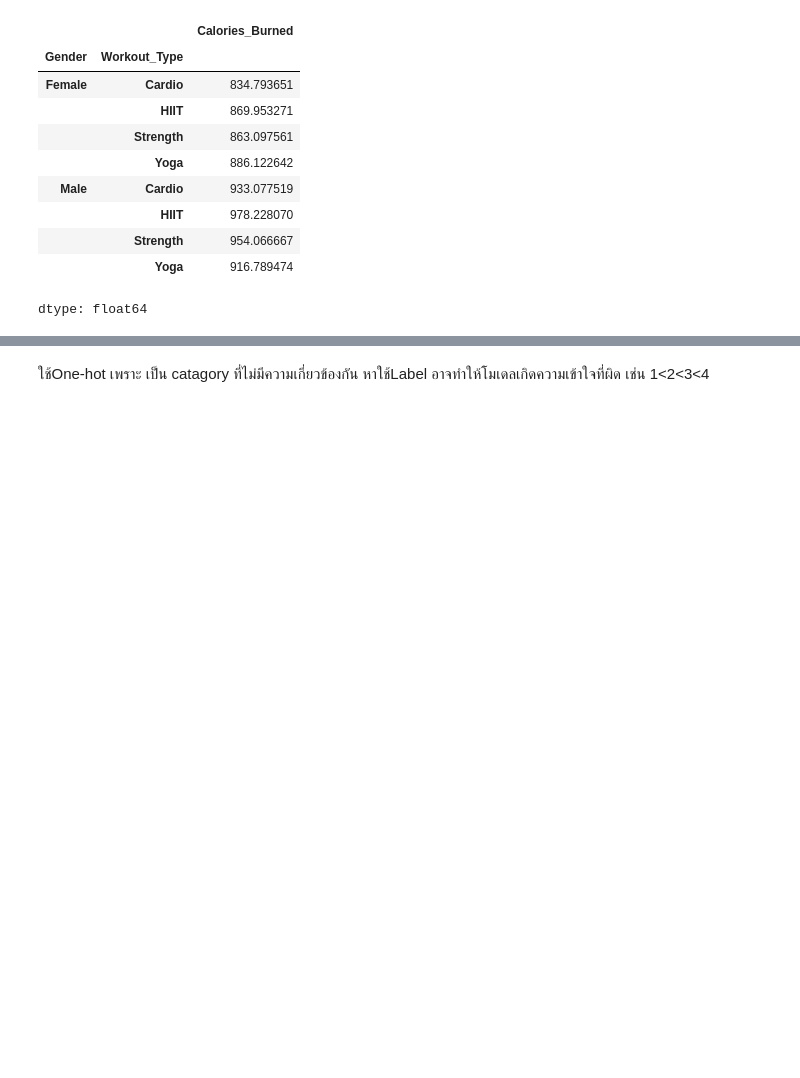
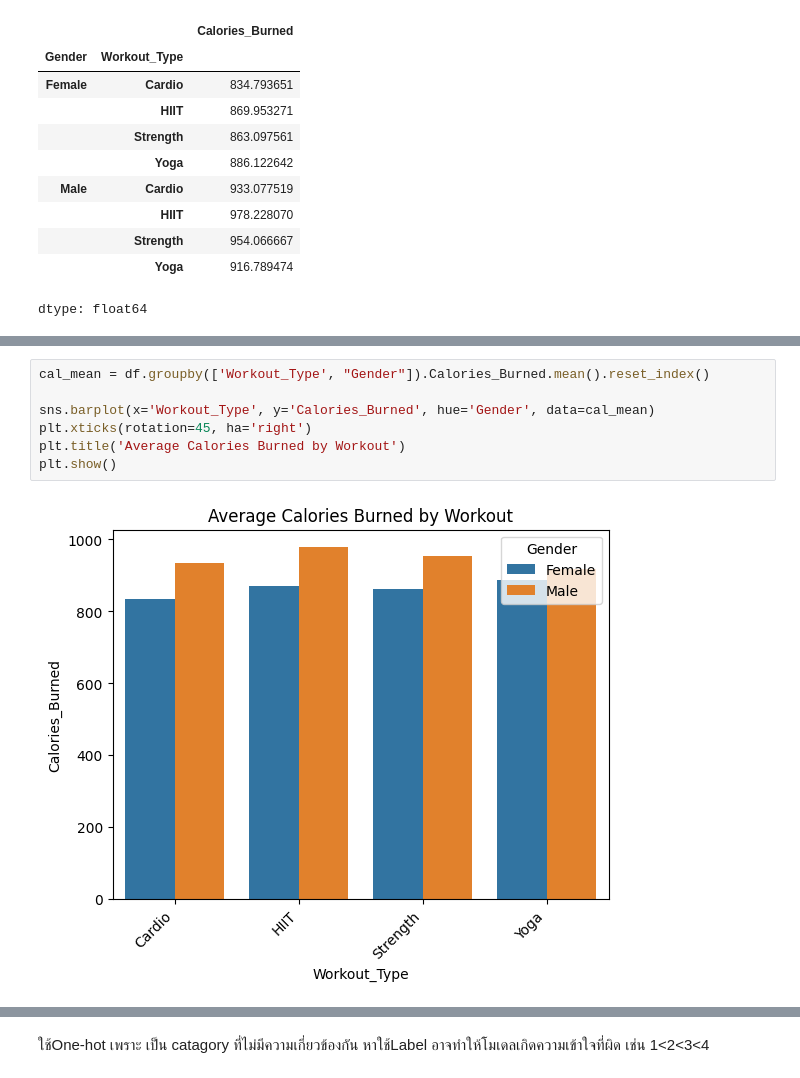
Before and after one commit to Angy-face/Esan-Coding-SS2, a Jupyter notebook: Medium_Gym_member_Data.ipynb, the cells around one changed output, grey strips where cells are left out. Cells and saved outputs as stored; diff of their text form; blank space fills up the shorter version.

```diff
--- a/Medium_Gym_member_Data.ipynb
+++ b/Medium_Gym_member_Data.ipynb
@@ -129,0 +162,9 @@ dtype: float64
+# %%
+cal_mean = df.groupby(['Workout_Type', "Gender"]).Calories_Burned.mean().reset_index()
+
+sns.barplot(x='Workout_Type', y='Calories_Burned', hue='Gender', data=cal_mean)
+plt.xticks(rotation=45, ha='right')
+plt.title('Average Calories Burned by Workout')
+plt.show()
+# %% [output]
+[figure, added]
```
Also changed, not shown: parts of 26 cells of this notebook.
